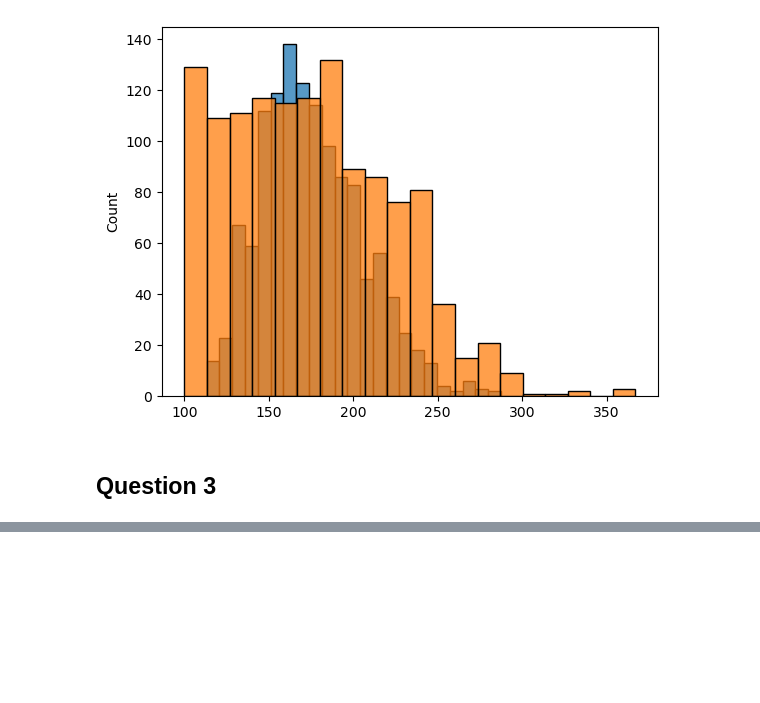
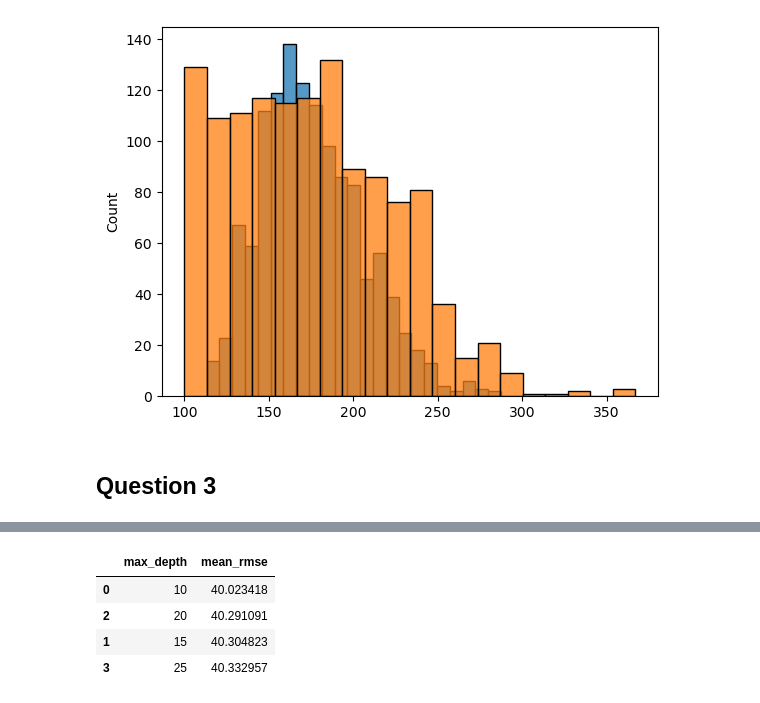
Before and after one commit to victornemenike/machine-learning-zoomcamp, a Jupyter notebook: 06-trees/homework.ipynb, the cells around one changed output, grey strips where cells are left out. Drawn from its saved outputs; the diff is of its cells as text; code cells hidden in the pictures; blank space fills up the shorter version.

```diff
--- a/06-trees/homework.ipynb
+++ b/06-trees/homework.ipynb
@@ -210,0 +270,9 @@ sns.histplot(y_val)
+# %%
+df_mean_rmse = pd.DataFrame(scores, columns = ['max_depth', 'mean_rmse'])
+df_mean_rmse.sort_values('mean_rmse', ascending = True)
+# %% [output]
+|  | max_depth | mean_rmse |
+| 0 | 10 | 40.023418 |
+| 2 | 20 | 40.291091 |
+| 1 | 15 | 40.304823 |
+| 3 | 25 | 40.332957 |
```
Also changed, not shown: parts of 5 cells of this notebook.
